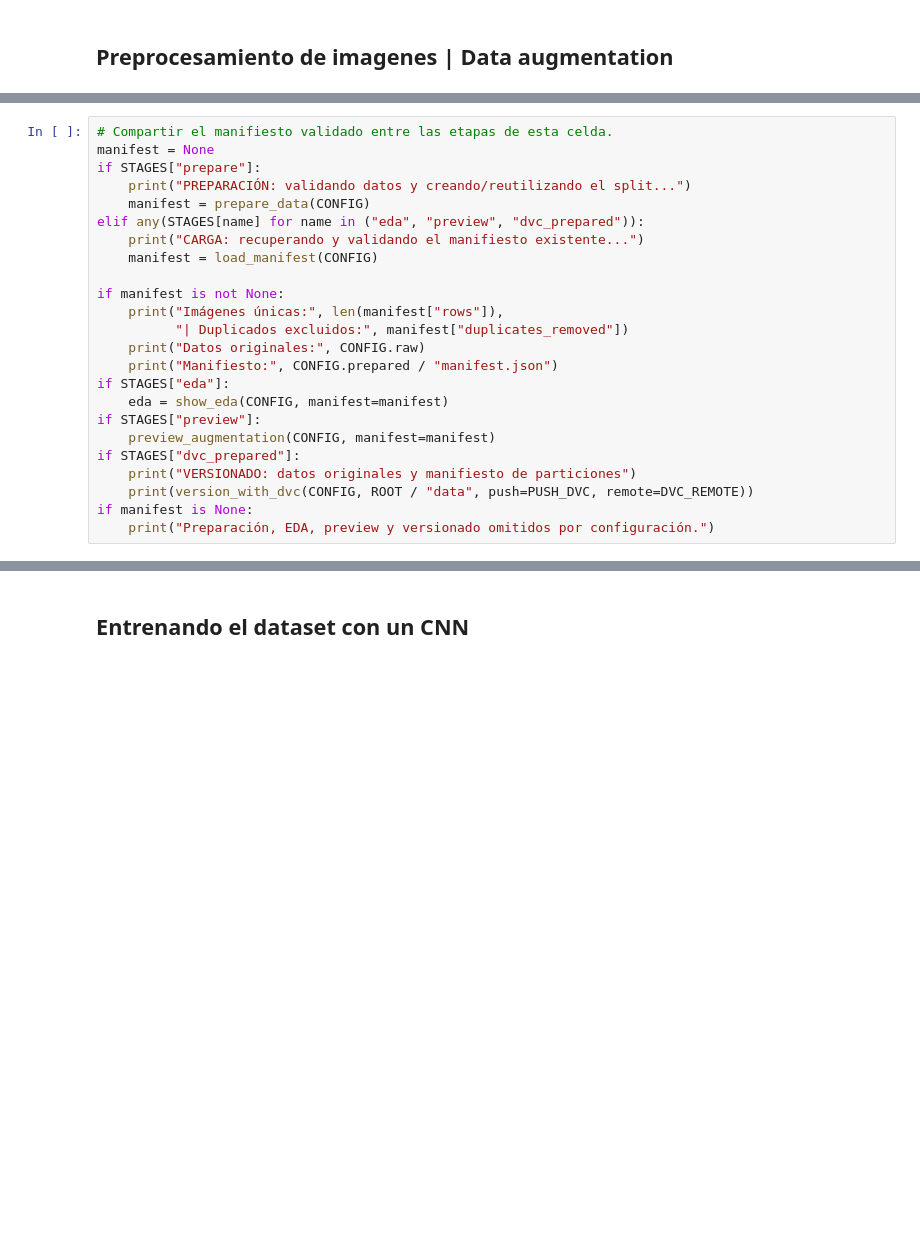
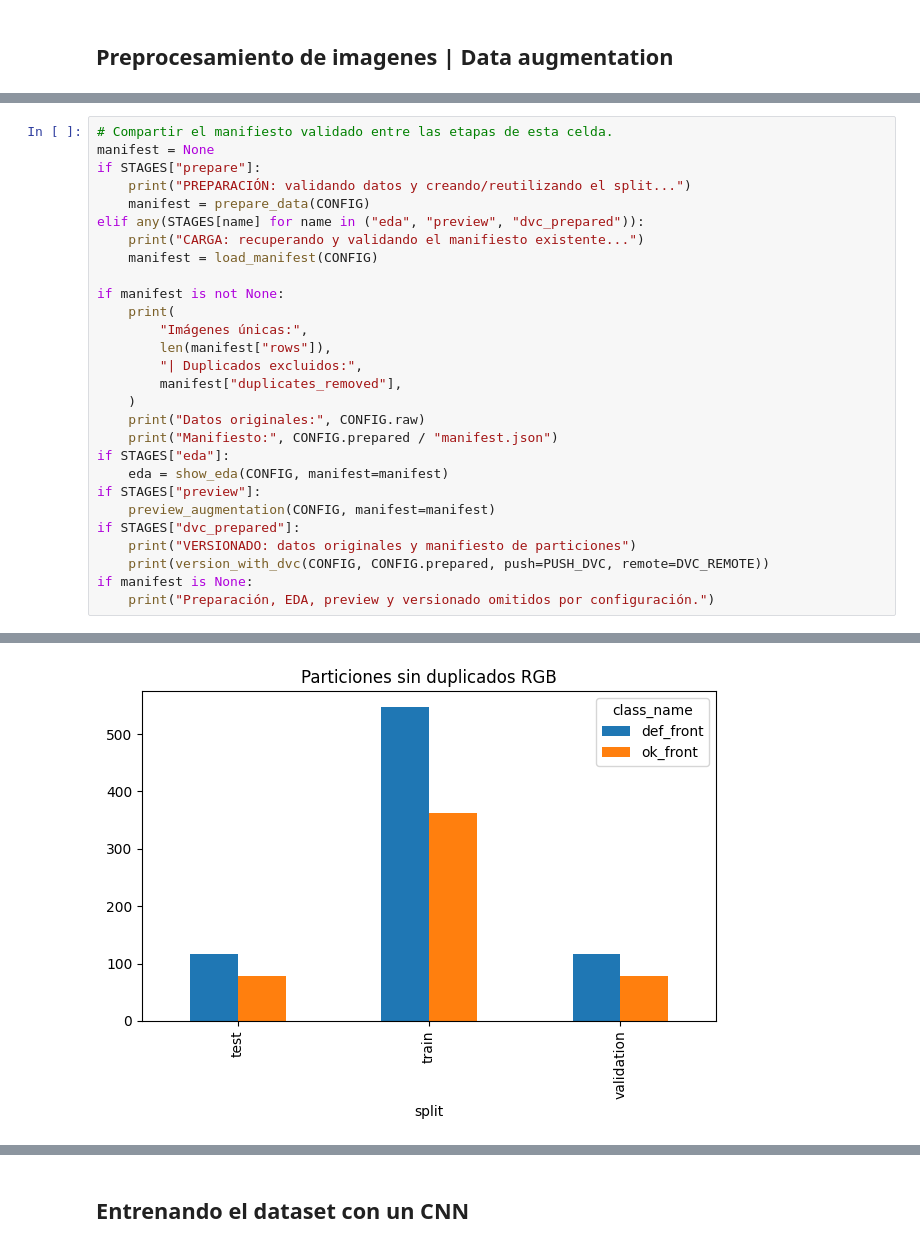
Before and after one commit to d-a-b-o/RIKUY_DEEP_G2, a Jupyter notebook: RIKUY_DEEP_G2.ipynb, the cells around one changed output, grey strips where cells are left out. Cells and saved outputs as stored; diff of their text form; blank space fills up the shorter version.

```diff
--- a/RIKUY_DEEP_G2.ipynb
+++ b/RIKUY_DEEP_G2.ipynb
@@ -676,8 +684,12 @@ elif any(STAGES[name] for name in ("eda", "preview", "dvc_prepared")):
     manifest = load_manifest(CONFIG)
 
 if manifest is not None:
-    print("Imágenes únicas:", len(manifest["rows"]),
-          "| Duplicados excluidos:", manifest["duplicates_removed"])
+    print(
+        "Imágenes únicas:",
+        len(manifest["rows"]),
+        "| Duplicados excluidos:",
+        manifest["duplicates_removed"],
+    )
     print("Datos originales:", CONFIG.raw)
     print("Manifiesto:", CONFIG.prepared / "manifest.json")
 if STAGES["eda"]:
@@ -686,7 +698,7 @@ if STAGES["preview"]:
     preview_augmentation(CONFIG, manifest=manifest)
 if STAGES["dvc_prepared"]:
     print("VERSIONADO: datos originales y manifiesto de particiones")
-    print(version_with_dvc(CONFIG, ROOT / "data", push=PUSH_DVC, remote=DVC_REMOTE))
+    print(version_with_dvc(CONFIG, CONFIG.prepared, push=PUSH_DVC, remote=DVC_REMOTE))
 if manifest is None:
     print("Preparación, EDA, preview y versionado omitidos por configuración.")
 # %% [output]
@@ -693,0 +720 @@ Preparación, EDA, preview y versionado omitidos por configuración.
+[figure, added]
```
Also changed, not shown: parts of 34 cells of this notebook, 51 other files.
